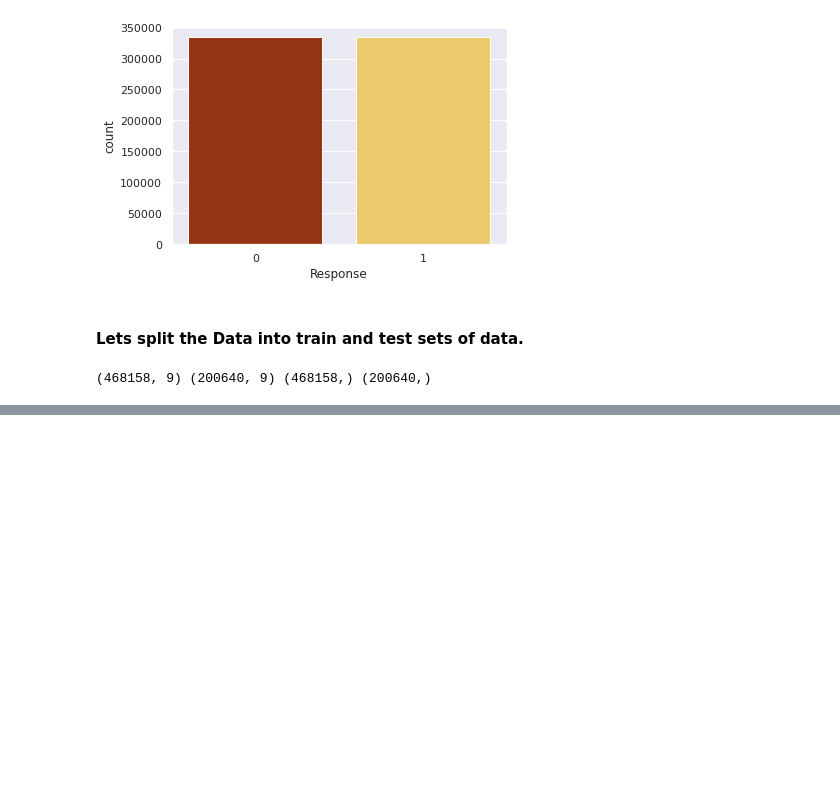
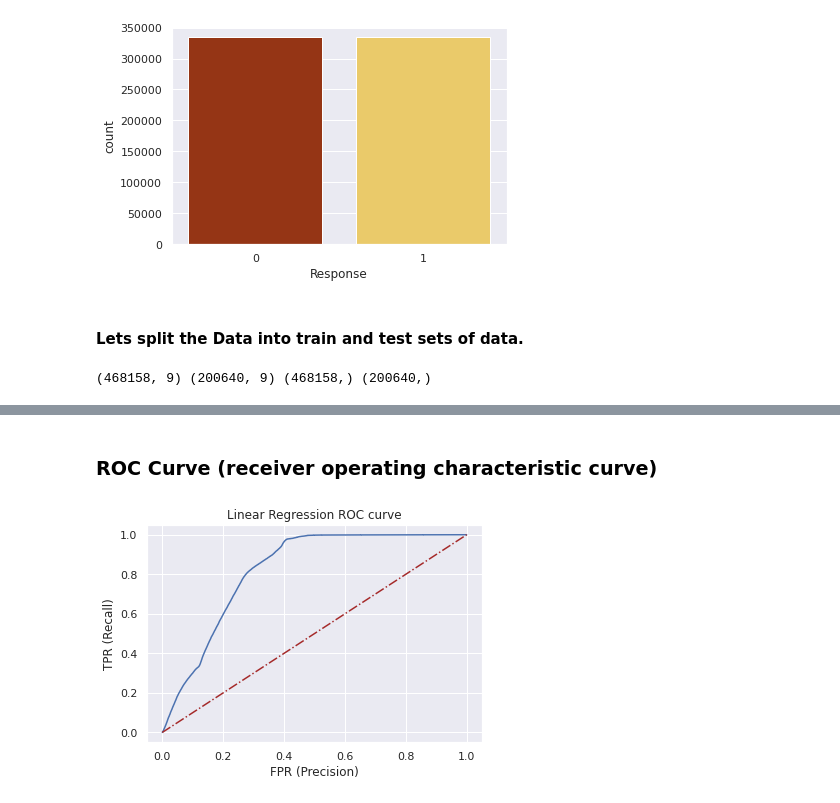
Before and after one commit to PUNEETSUBHANJI/Health_insurance_cross_sell_prediction, a Jupyter notebook: Health_insurance_cross_sell_prediction.ipynb, the cells around one changed output, grey strips where cells are left out. Drawn from its saved outputs; the diff is of its cells as text; code cells hidden in the pictures; blank space fills up the shorter version.

```diff
--- a/Health_insurance_cross_sell_prediction.ipynb
+++ b/Health_insurance_cross_sell_prediction.ipynb
@@ -334,0 +344,17 @@ xtest=scaler.transform(xtest)
+# %%
+# Model of logistic regression
+model=LogisticRegression()
+model=model.fit(xtrain,ytrain)
+pred=model.predict(xtest)
+lr_probability = model.predict_proba(xtest)[:,1]
+
+
+accu_logReg=accuracy_score(ytest,pred)
+recall_logReg=recall_score(ytest,pred)
+prec_logReg=precision_score(ytest,pred)
+f1_logReg=f1_score(ytest,pred)
+Auc_logReg=roc_auc_score(pred,ytest)
+
+# accuracy and Roc_Auc values of model
+print("Accuracy : ", accuracy_score(ytest,pred))
+print("ROC_AUC Score:",Auc_logReg)
@@ -334,0 +375,20 @@ xtest=scaler.transform(xtest)
+# %% [markdown]
+### ROC Curve (receiver operating characteristic curve)
+# %%
+# Importing roc curve
+# The ROC curve is created by plotting the true positive rate (TPR) against the false positive rate (FPR) at various threshold settings.
+
+from sklearn.metrics import roc_curve
+fpr, tpr, _ = roc_curve(ytest, lr_probability)
+
+# Evaluation metrics
+plt.title('Linear Regression ROC curve')
+plt.xlabel('FPR (Precision)') # FPR, on the other hand, defines how many incorrect positive results occur among all negative samples available during the test.
+plt.ylabel('TPR (Recall)')    # TPR defines how many correct positive results occur among all positive samples available during the test.
+
+# Performance metrics
+plt.plot(fpr,tpr)
+plt.plot((0,1), ls='dashdot',color='brown')
+plt.show()
+# %% [output]
+[figure, added]
```
Also changed, not shown: parts of 18 cells of this notebook.
